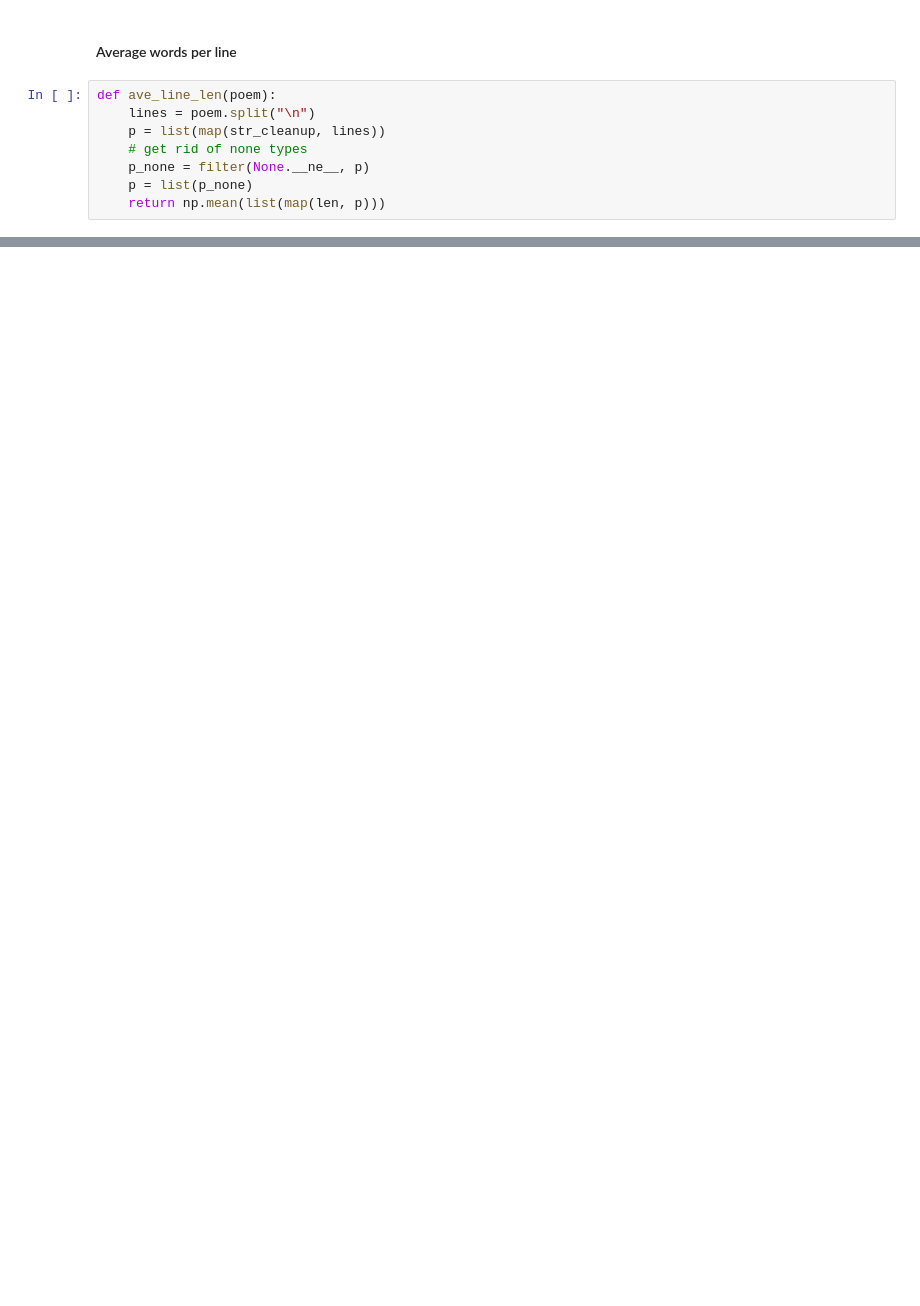
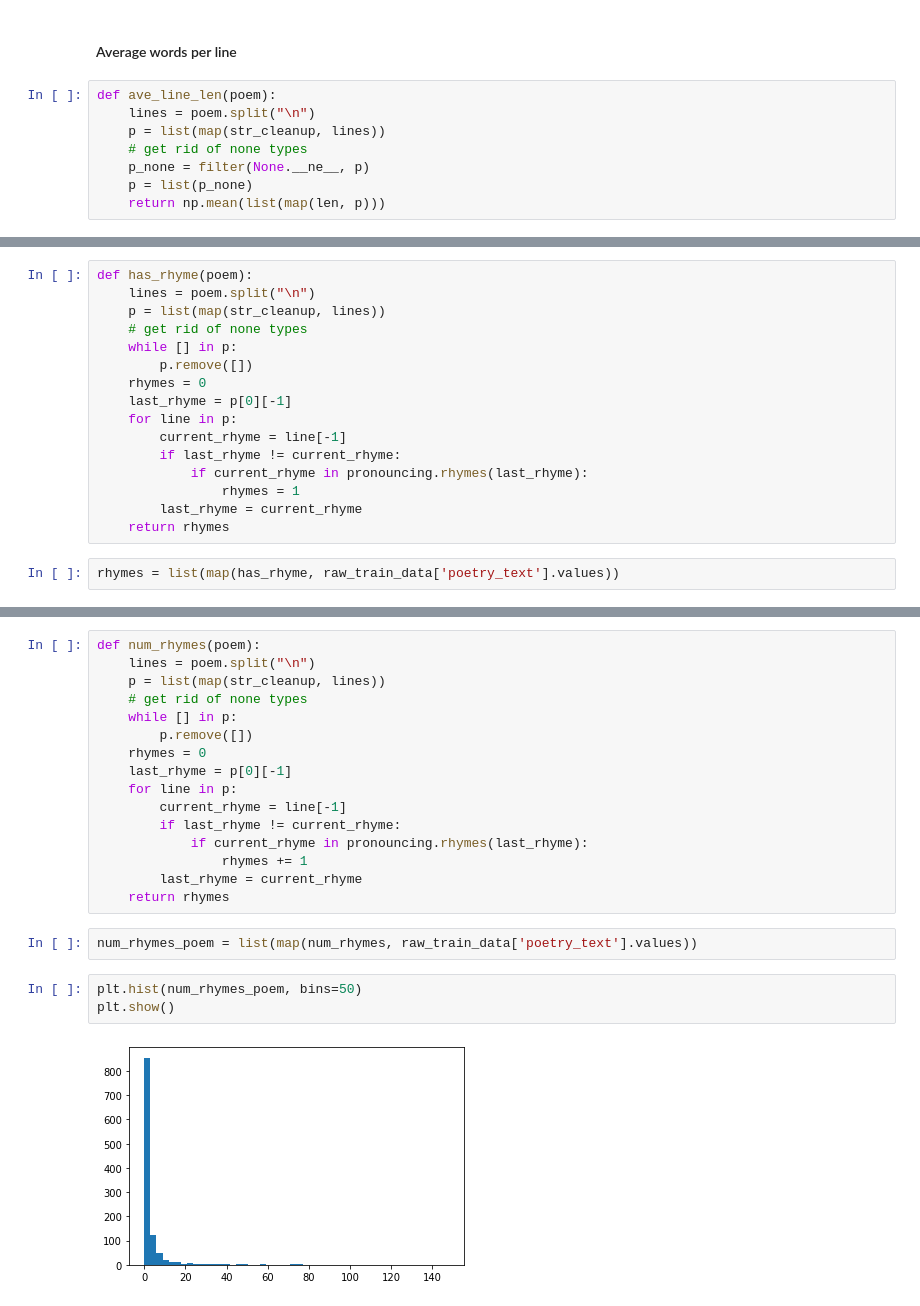
Before and after one commit to mixerupper/nlp-poetry-authorship, a Jupyter notebook: code/03-notebooks/Feature engineering.ipynb, the cells around one changed output, grey strips where cells are left out. Drawn from its saved outputs; the diff is of its cells as text; blank space fills up the shorter version.

```diff
--- a/code/03-notebooks/Feature engineering.ipynb
+++ b/code/03-notebooks/Feature engineering.ipynb
@@ -87,0 +131,18 @@ ave_line_len(raw_train_data['poetry_text'].values[0])
+# %%
+def has_rhyme(poem):
+    lines = poem.split("\n")
+    p = list(map(str_cleanup, lines))
+    # get rid of none types
+    while [] in p:
+        p.remove([])
+    rhymes = 0
+    last_rhyme = p[0][-1]
+    for line in p:
+        current_rhyme = line[-1]
+        if last_rhyme != current_rhyme:
+            if current_rhyme in pronouncing.rhymes(last_rhyme):
+                rhymes = 1
+        last_rhyme = current_rhyme
+    return rhymes
+# %%
+rhymes = list(map(has_rhyme, raw_train_data['poetry_text'].values))
@@ -87,0 +153,23 @@ ave_line_len(raw_train_data['poetry_text'].values[0])
+# %%
+def num_rhymes(poem):
+    lines = poem.split("\n")
+    p = list(map(str_cleanup, lines))
+    # get rid of none types
+    while [] in p:
+        p.remove([])
+    rhymes = 0
+    last_rhyme = p[0][-1]
+    for line in p:
+        current_rhyme = line[-1]
+        if last_rhyme != current_rhyme:
+            if current_rhyme in pronouncing.rhymes(last_rhyme):
+                rhymes += 1
+        last_rhyme = current_rhyme
+    return rhymes
+# %%
+num_rhymes_poem = list(map(num_rhymes, raw_train_data['poetry_text'].values))
+# %%
+plt.hist(num_rhymes_poem, bins=50)
+plt.show()
+# %% [output]
+[figure, added]
```
Also changed, not shown: parts of 24 cells of this notebook.
